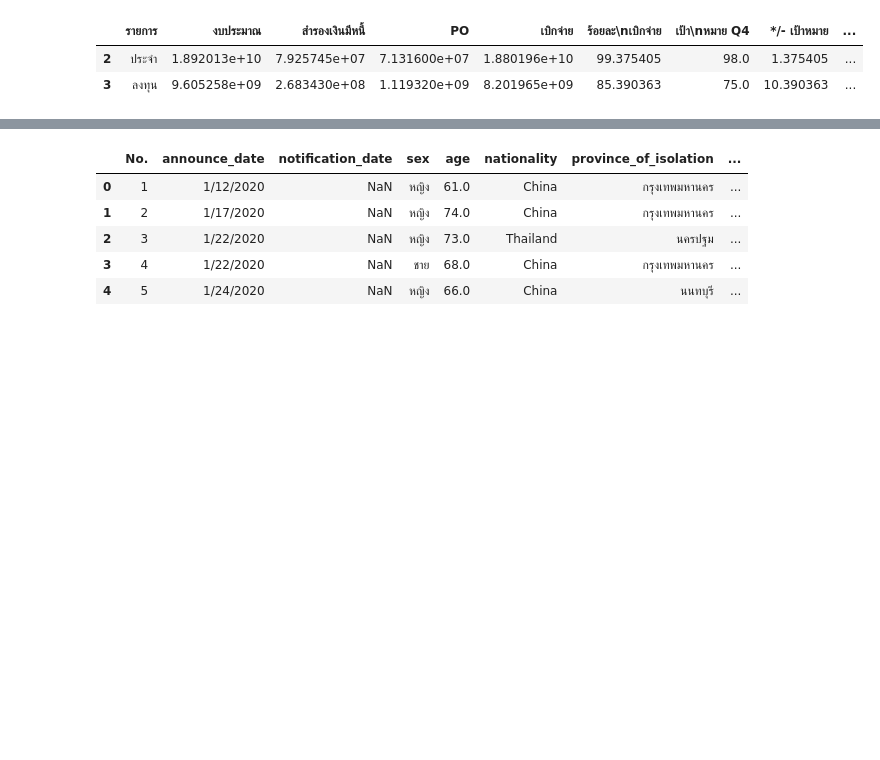
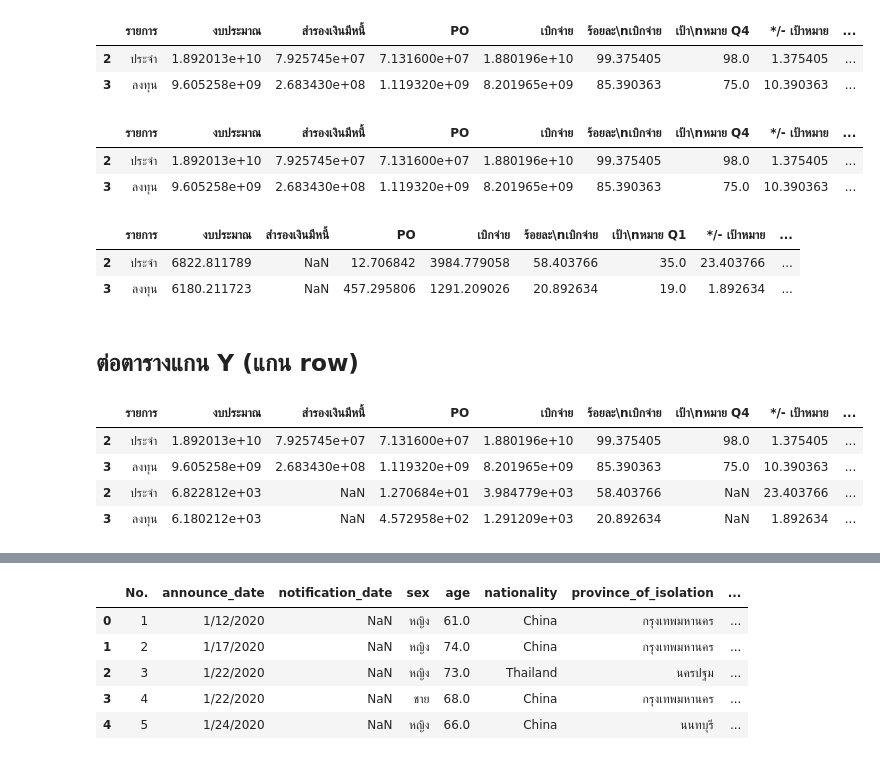
Before and after one commit to JirawatTa/python_dataviz2023, a Jupyter notebook: Pandas102.ipynb, the cells around one changed output, grey strips where cells are left out. Drawn from its saved outputs; the diff is of its cells as text; code cells hidden in the pictures; blank space fills up the shorter version.

```diff
--- a/Pandas102.ipynb
+++ b/Pandas102.ipynb
@@ -54,5 +54,31 @@ df_sep
 |  | รายการ | งบประมาณ | สำรองเงินมีหนี้ | PO | เบิกจ่าย | ร้อยละ\nเบิกจ่าย | เป้า\nหมาย Q4 | */- เป้าหมาย | ... |
 | 2 | ประจำ | 1.892013e+10 | 7.925745e+07 | 7.131600e+07 | 1.880196e+10 | 99.375405 | 98.0 | 1.375405 | ... |
 | 3 | ลงทุน | 9.605258e+09 | 2.683430e+08 | 1.119320e+09 | 8.201965e+09 | 85.390363 | 75.0 | 10.390363 | ... |
+# %%
+df_sep['เดือน-ปี']=len(df_sep)*['sep-65']
+df_sep
+# %% [output]
+|  | รายการ | งบประมาณ | สำรองเงินมีหนี้ | PO | เบิกจ่าย | ร้อยละ\nเบิกจ่าย | เป้า\nหมาย Q4 | */- เป้าหมาย | ... |
+| 2 | ประจำ | 1.892013e+10 | 7.925745e+07 | 7.131600e+07 | 1.880196e+10 | 99.375405 | 98.0 | 1.375405 | ... |
+| 3 | ลงทุน | 9.605258e+09 | 2.683430e+08 | 1.119320e+09 | 8.201965e+09 | 85.390363 | 75.0 | 10.390363 | ... |
 # %%
-oct_df = pd.read_excel('/content/drive/MyDrive/DataViz23Data/oct65.xlsx')
+oct_df = pd.read_excel('/content/drive/MyDrive/DataViz23Data/oct65.xlsx',header=9,skipfooter=27)
+df_oct = oct_df.iloc[2:,:15]
+# %%
+df_oct['เดือน-ปี']=len(df_oct)*['oct-65']
+df_oct
+# %% [output]
+|  | รายการ | งบประมาณ | สำรองเงินมีหนี้ | PO | เบิกจ่าย | ร้อยละ\nเบิกจ่าย | เป้า\nหมาย Q1 | */- เป้าหมาย | ... |
+| 2 | ประจำ | 6822.811789 | NaN | 12.706842 | 3984.779058 | 58.403766 | 35.0 | 23.403766 | ... |
+| 3 | ลงทุน | 6180.211723 | NaN | 457.295806 | 1291.209026 | 20.892634 | 19.0 | 1.892634 | ... |
+# %% [markdown]
+## ต่อตารางแกน Y (แกน row)
+# %%
+sep_oct_df = pd.concat([df_sep,df_oct])
+sep_oct_df
+# %% [output]
+|  | รายการ | งบประมาณ | สำรองเงินมีหนี้ | PO | เบิกจ่าย | ร้อยละ\nเบิกจ่าย | เป้า\nหมาย Q4 | */- เป้าหมาย | ... |
+| 2 | ประจำ | 1.892013e+10 | 7.925745e+07 | 7.131600e+07 | 1.880196e+10 | 99.375405 | 98.0 | 1.375405 | ... |
+| 3 | ลงทุน | 9.605258e+09 | 2.683430e+08 | 1.119320e+09 | 8.201965e+09 | 85.390363 | 75.0 | 10.390363 | ... |
+| 2 | ประจำ | 6.822812e+03 | NaN | 1.270684e+01 | 3.984779e+03 | 58.403766 | NaN | 23.403766 | ... |
+| 3 | ลงทุน | 6.180212e+03 | NaN | 4.572958e+02 | 1.291209e+03 | 20.892634 | NaN | 1.892634 | ... |
```
Also changed, not shown: parts of 1 cell of this notebook.
